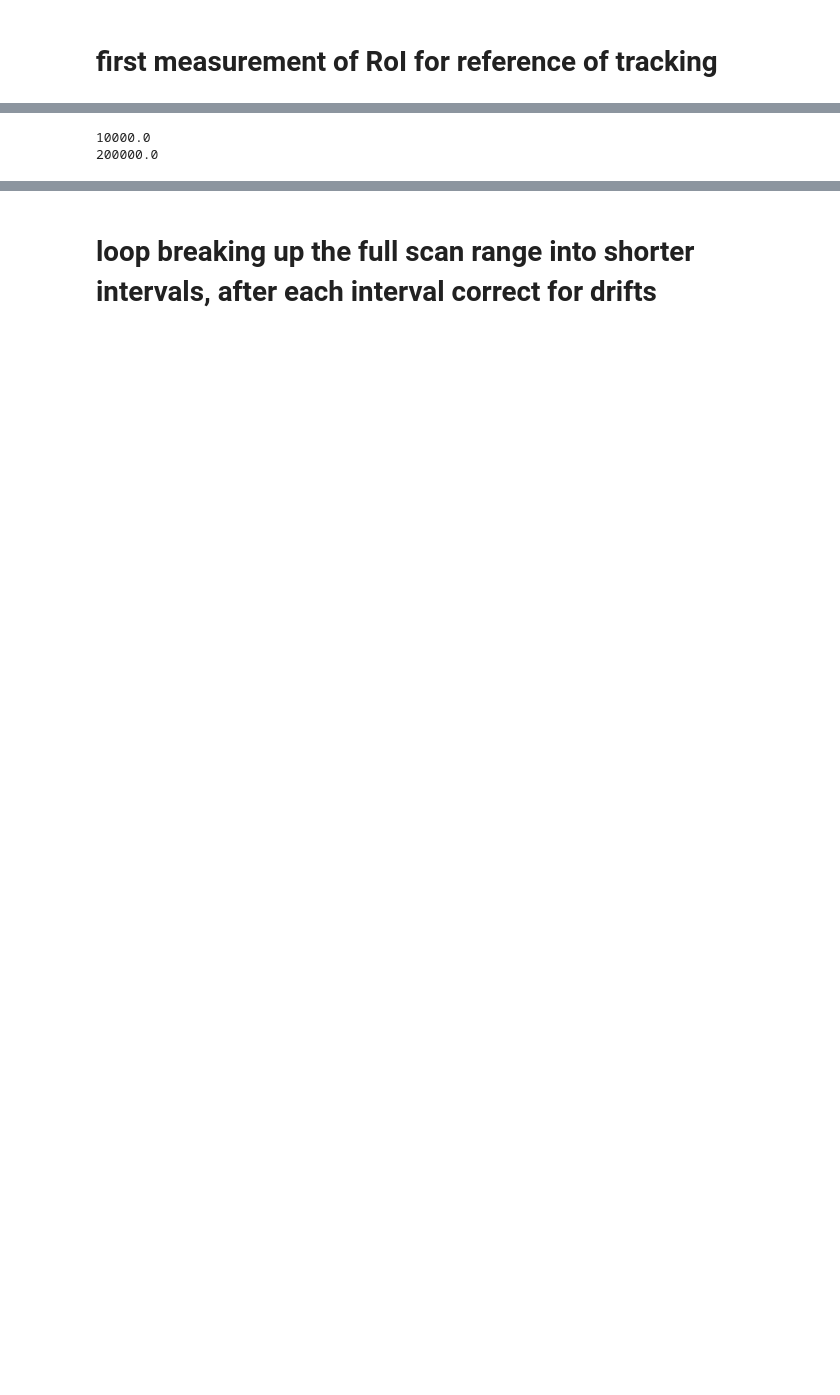
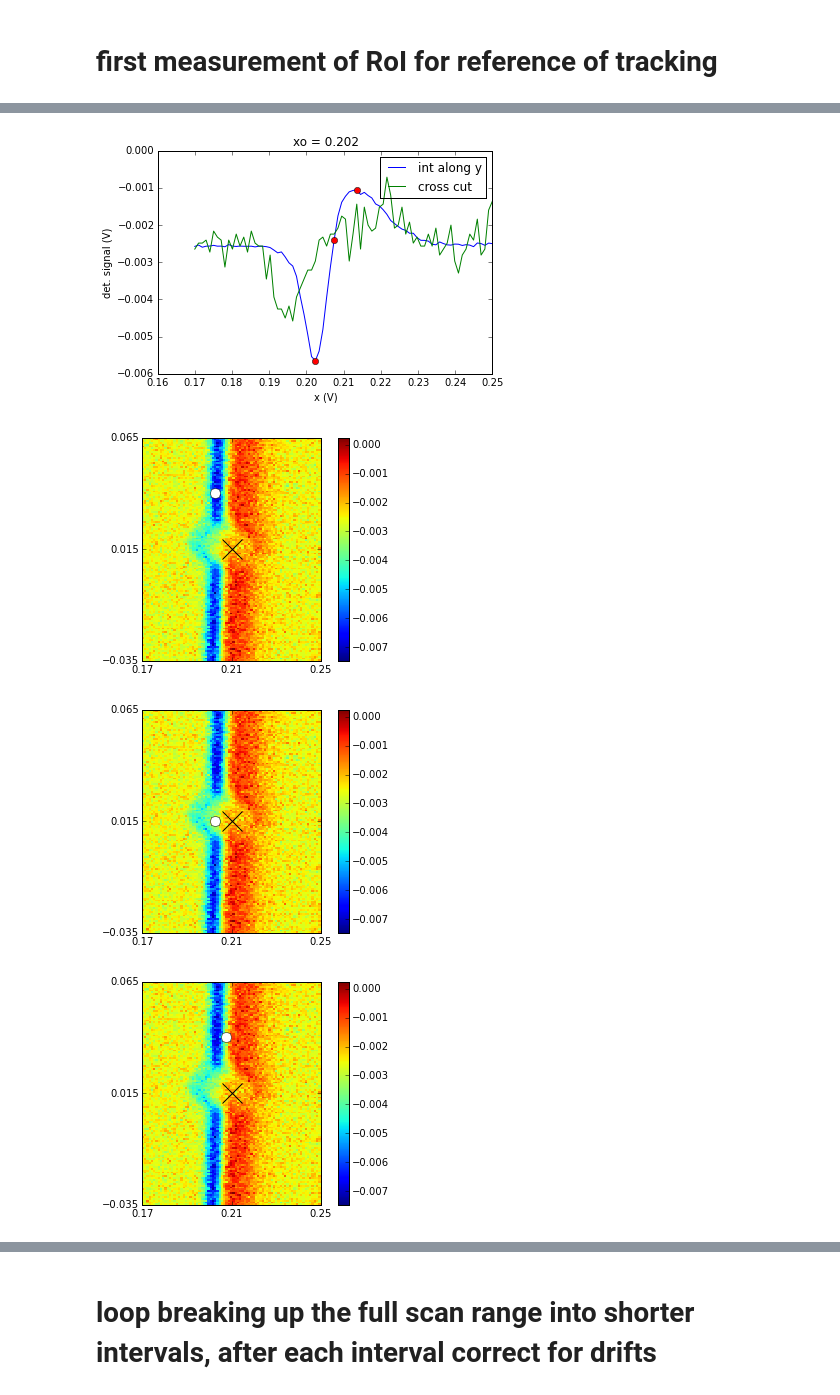
Before and after one commit to LISE-B26/pylabcontrol, a Jupyter notebook: functions/test_tracking/measure_mechanical_resonance_split_range_track_beam.ipynb, the cells around one changed output, grey strips where cells are left out. Drawn from its saved outputs; the diff is of its cells as text; code cells hidden in the pictures; blank space fills up the shorter version.

Commit message:
JG: renamed a few notebooks, started to bundle code in functions

```diff
--- a/functions/test_tracking/measure_mechanical_resonance_split_range_track_beam.ipynb
+++ b/functions/test_tracking/measure_mechanical_resonance_split_range_track_beam.ipynb
@@ -19,7 +23,7 @@ sys.path.append('C:/Users/Experiment/PycharmProjects/PythonLab')
 import hardware_modules.ZiControl as zi
 import functions.ScanPhotodiode_DAQ as GalvoScan
 import hardware_modules.PiezoController as pc
-import functions.tracking as trk
+import functions.tracking as track
 from  hardware_modules.GalvoMirrors import SetGalvoPoint
 # from  hardware_modules.PhotodiodeInput import ReadPhotodiode
 import hardware_modules.PhotodiodeInput as PDIn
@@ -34,6 +38,6 @@ import time
 
 timePerPt = 0.001
 
-dirpath = 'Z:/Lab/Cantilever/Measurements/150526_Silicon_nitride_with_1um_pads/Beam_6_LookingForResonances'
+dirpath = 'Z:/Lab/Cantilever/Measurements/150526_Silicon_nitride_with_1um_pads/Beam_2_LookingForResonances'
 
 tag = 'Si3Ni4'
@@ -200,6 +350,26 @@ SetGalvoPoint(rio['xo'], rio['yo'])
-# %%
-print 1.945e6 - 1.935e6
-print 2.0e6 - 1.8e6
-# %% [output]
-10000.0
-200000.0
+# %%
+
+# =============================================
+# =============================================
+# take a first image of the RoI
+# =============================================
+
+roi_image_data = take_image(roi)
+# %%
+# ---------------------------------------------
+# show image
+
+special_pos = find_special_x_pos_in_roi()
+
+x_offsets = special_pos['x_signal_min'] - roi['xo'], special_pos['x_signal_0'] - roi['xo'], special_pos['x_signal_max'] - roi['xo']
+y_offsets = [0.025, 0.0]
+
+for x_offset in x_offsets:
+    for y_offset in y_offsets:
+# fig = plt.figure(figsize=(20,10))
+        fig_roi = plot_roi_and_set_laser(roi, roi_image_data, {"x_laser": roi['xo']+x_offset, 'y_laser':  roi['yo']+y_offset})
+# %% [output]
+[figure, added]
+[figure, added]
+[figure, added]
+[figure, added]
```
Also changed, not shown: parts of 14 cells of this notebook, 3 other files.
